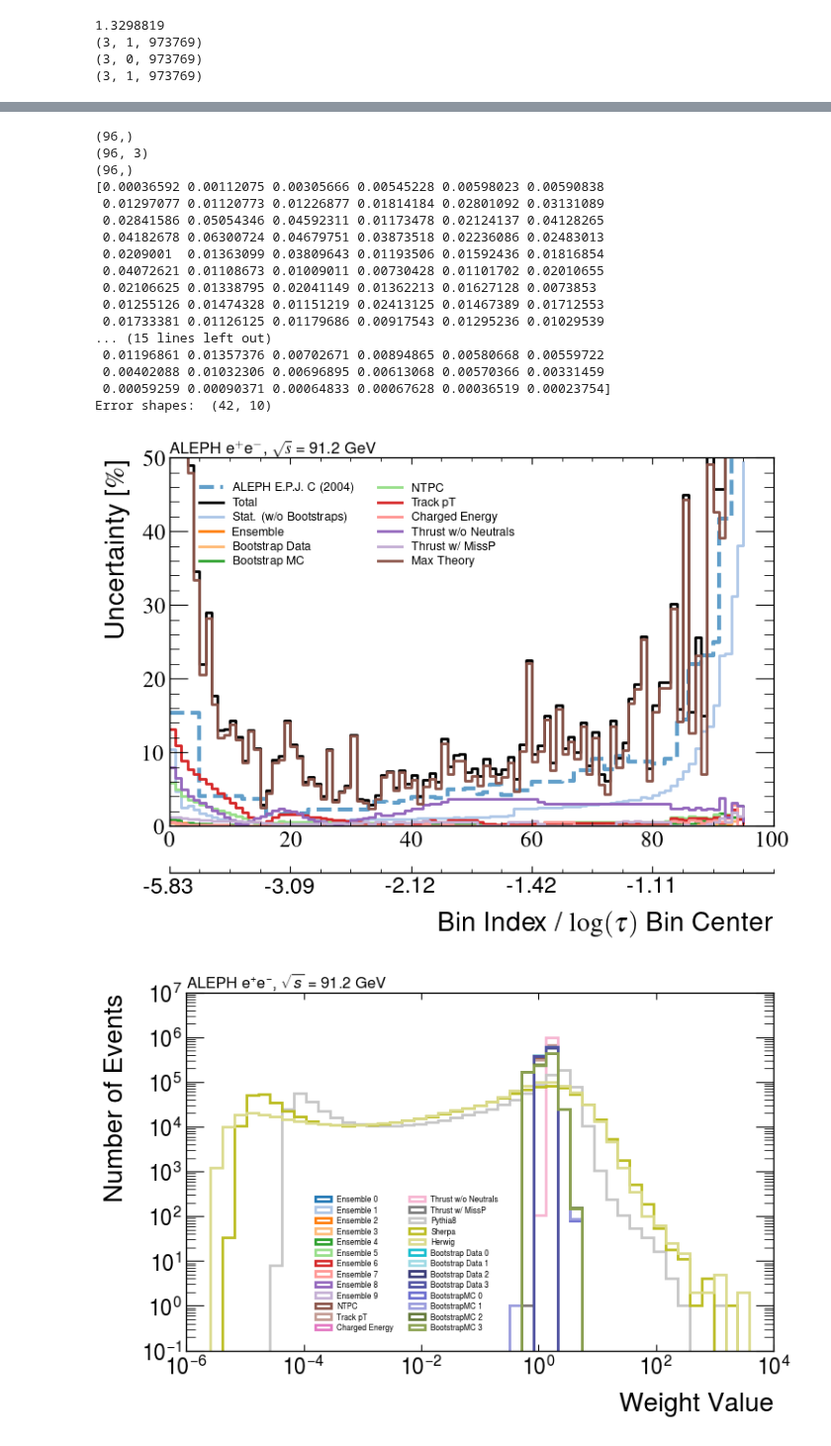
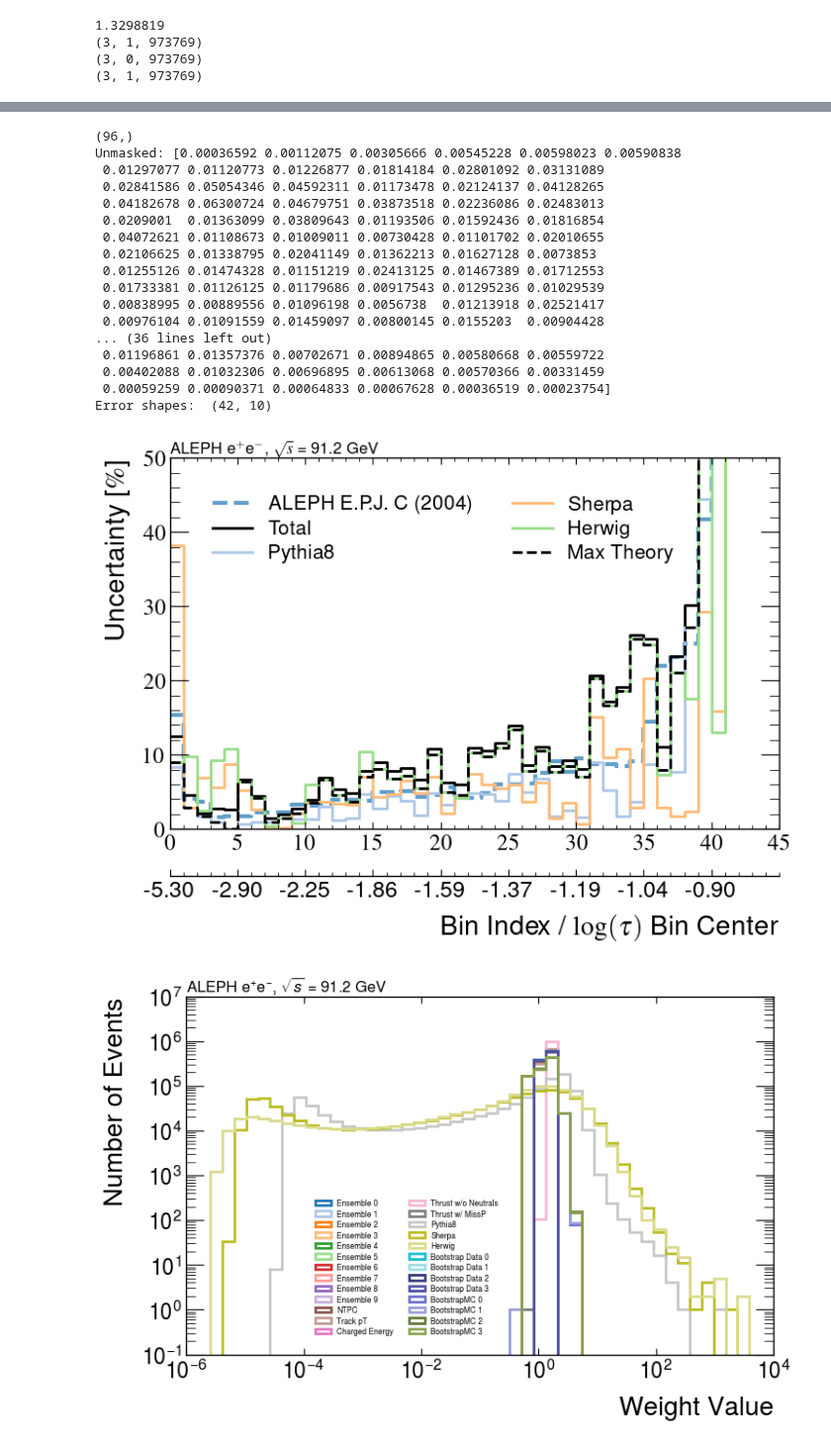
Before and after one commit to badeaa3/unfold-ee-logtau, a Jupyter notebook: Plotting/VisualizeResult.ipynb, the cells around one changed output, grey strips where cells are left out. Shown at 99% size. Cells and saved outputs as stored; diff of their text form; code cells hidden in the pictures.

```diff
--- a/Plotting/VisualizeResult.ipynb
+++ b/Plotting/VisualizeResult.ipynb
@@ -130,7 +130,8 @@ Sherpa (5000000,)
 Herwig (4999984,)
 Sherpa (5000000,)
 # %%
-# N = 100
+N = 100
+# N = 10
 
 if isinstance(pathConf["unfold_weights"], str):
     filePath = os.path.join(pathConf["unfold_weights"], "*/*/conf.json")
@@ -156,7 +157,7 @@ w = ut.loadWeightPaths(fileList)
 # perform ensembling
 for key, val in w.items():
     for k, v in val.items():
-        w[key][k] = ensembleWeights(loadWeights(v), N= 100) # if "Ensembling" in key else 100) # if key in ["Ensembling", "BootstrapData"] else 100)
+        w[key][k] = ensembleWeights(loadWeights(v), N=N) # if "Ensembling" in key else 100) # if key in ["Ensembling", "BootstrapData"] else 100)
         # w[key][k] = ensemblePredsThenGetWeight(loadWeights(v), N= 10)
         print(key, k, len(v), w[key][k].shape)
 
@@ -377,6 +429,7 @@ for key, val in conf.items():
         # define lists for systematic errors and theory errors
         systematic_err = []
         theory_err = []
+        theory_mask = []
         for systType, iWRange in systList:
             for iW in range(iWRange):
                 inPlots[f"unifold_{binType}_{systType}{iW}"] = {
@@ -392,18 +445,39 @@ for key, val in conf.items():
                     systematic_err.append(nominal[0] - plots[key][f"unifold_{binType}_{systType}{iW}"][0])
                 if systType == "theory":
                     theory_err.append(nominal[0] - plots[key][f"unifold_{binType}_{systType}{iW}"][0])
+                    theory_mask.append(mc_bin_quality(
+                        data_counts = nominal[0], # nominal result counts
+                        data_err = nominal[1], # nominal result stat errors
+                        mc_counts = plots[key][f"unifold_{binType}_{systType}{iW}"][0], # theory variation counts
+                        mc_err = plots[key][f"unifold_{binType}_{systType}{iW}"][1], # theory variation stat error
+                        rel_mc_unc_max = 20,
+                        pull_abs_max = 4,
+                    ))
 
         # compute totals
         total_exp_systematic_err = np.sqrt(np.sum(np.stack(systematic_err,axis=1)**2, axis=1)) # take the sum in quadrature
         print(total_exp_systematic_err.shape)
 
-        # compute total theory error. take the value with the largest absolute value, but keep its original sign
-        print(np.stack(theory_err,axis=1).shape)
-        theory_stack = np.stack(theory_err, axis=1)
-        idx = np.argmax(np.abs(theory_stack), axis=1)
-        total_theory_err = np.abs(theory_stack[np.arange(theory_stack.shape[0]), idx])
-        print(total_theory_err.shape)
-        print(total_theory_err)
+        # # compute total theory error. take the value with the largest absolute value, but keep its original sign
+        # print(np.stack(theory_err,axis=1).shape)
+        # theory_stack = np.stack(theory_err, axis=1)
+        # total_theory_err = np.max(np.abs(theory_stack), axis=1)
+        # # use this if you want to keep the original sign
+        # # idx = np.argmax(np.abs(theory_stack), axis=1)
+        # # total_theory_err = np.abs(theory_stack[np.arange(theory_stack.shape[0]), idx])
+        # # print("Check:", np.all(total_theory_err == np.max(np.abs(theory_stack), axis=1)))
+
+        theory_err = np.stack(theory_err, axis=1)
+        # total_theory_err = np.max(np.abs(theory_err), axis=1)
+        print("Unmasked:", np.max(np.abs(theory_err), axis=1))
+        theory_mask = np.stack(theory_mask, axis=1)
+        print(theory_err.shape, theory_mask.shape)
+        total_theory_err = np.nanmax(
+            np.where(theory_mask, np.abs(theory_err), np.nan),
+            axis=1
+        )
+        total_theory_err = np.nan_to_num(total_theory_err, nan=np.inf)
+        print("Masked:", total_theory_err)
 
         # get the ensemble uncertainty
         ensemble_err = []
@@ -453,7 +527,7 @@ for key, val in conf.items():
             "nominal_stat_uncertainty" : nominal[1],
             "total_exp_systematic_error" : total_exp_systematic_err,
             "total_theory_error" : total_theory_err,
-            "theory_errors" : np.stack(theory_err, axis=1),
+            "theory_errors" : theory_err,
             "total_ensemble_error" : total_ensemble_err,
             "bootstrap_data_err" : bootstrap_data_err,
             "bootstrap_mc_err" : bootstrap_mc_err,
@@ -472,9 +546,7 @@ for key, val in conf.items():
         # plt.close()
 # %% [output]
 (96,)
-(96, 3)
-(96,)
-[0.00036592 0.00112075 0.00305666 0.00545228 0.00598023 0.00590838
+Unmasked: [0.00036592 0.00112075 0.00305666 0.00545228 0.00598023 0.00590838
  0.01297077 0.01120773 0.01226877 0.01814184 0.02801092 0.03131089
  0.02841586 0.05054346 0.04592311 0.01173478 0.02124137 0.04128265
  0.04182678 0.06300724 0.04679751 0.03873518 0.02236086 0.02483013
@@ -483,7 +555,9 @@ for key, val in conf.items():
  0.02106625 0.01338795 0.02041149 0.01362213 0.01627128 0.0073853
  0.01255126 0.01474328 0.01151219 0.02413125 0.01467389 0.01712553
  0.01733381 0.01126125 0.01179686 0.00917543 0.01295236 0.01029539
-... (15 lines left out)
+ 0.00838995 0.00889556 0.01096198 0.0056738  0.01213918 0.02521417
+ 0.00976104 0.01091559 0.01459097 0.00800145 0.0155203  0.00904428
+... (36 lines left out)
  0.01196861 0.01357376 0.00702671 0.00894865 0.00580668 0.00559722
  0.00402088 0.01032306 0.00696895 0.00613068 0.00570366 0.00331459
  0.00059259 0.00090371 0.00064833 0.00067628 0.00036519 0.00023754]
@@ -510,10 +584,13 @@ def updateALEPH(A_centers, A_values, B_centers):
     B_values_from_A = A_values[indices]
     return B_values_from_A
 
-theoryOnly = False
+plotTotal = True
+theoryOnly = True
+plotALEPH = True
+
 key = "logtau"
-# pname = "unifold_aleph_ensemble0"
-pname = "unifold_nominal_ensemble0"
+pname = "unifold_aleph_ensemble0"
+# pname = "unifold_nominal_ensemble0"
 nominal = plots[key][pname]
 bins = conf[key]["aleph"]["bins"] if "aleph" in pname else conf[key]["bins"]
 bin_centers = (bins[:-1] + bins[1:]) / 2
@@ -527,7 +604,7 @@ fig, ax = plt.subplots(figsize=(8, 5))
 colors = plt.cm.tab20.colors  # 20 unique colors
 color_cycle = itertools.cycle(colors)
 
-if not theoryOnly:
+if plotALEPH:
     if "nominal" in pname:
         A_rebin = updateALEPH(conf[key]["aleph"]["x"], conf[key]["aleph"]["yerr"] / conf[key]["aleph"]["y"] * 100, bin_centers)
         # print(A_rebin.shape, A_rebin)
@@ -535,6 +612,8 @@ if not theoryOnly:
         ax.step(plotArange(bin_centers), A_rebin, where='post', label="ALEPH E.P.J. C (2004)", color=next(color_cycle), linestyle="--", lw=3, alpha=0.7)
     else:
         ax.step(plotArange(conf[key]["aleph"]["x"]), conf[key]["aleph"]["yerr"] / conf[key]["aleph"]["y"] * 100, where='post', label="ALEPH E.P.J. C (2004)", color=next(color_cycle), linestyle="--", lw=3, alpha=0.7)
+
+if plotTotal:
     ax.step(plotArange(bin_centers), errors[key][pname]["total"]/nominal[0]*100 if divide else errors[key][pname]["total"], where='post', label="Total", color="black")
 
 if theoryOnly:
@@ -563,34 +642,34 @@ main_xticks = ax.get_xticks()
 main_xticklabels = [item.get_text() for item in ax.get_xticklabels()]
 # Find the bin centers that match the main axis ticks
 sec_ticks = []
 sec_ticklabels = []
 for tick, label in zip(main_xticks, main_xticklabels):
     # Only keep ticks that are within the range of bin_centers
     if tick in plotArange(bin_centers):
         idx = int(tick)
         if 0 <= idx < len(bin_centers):
             sec_ticks.append(idx)
             sec_ticklabels.append(f"{bin_centers[idx]:.2f}")
             # print(f"Bin center for tick {tick}: {bin_centers[idx]:.2f}")
 secax.set_xticks(sec_ticks)
 secax.set_xticklabels(sec_ticklabels)
 # secax.spines['bottom'].set_position(('outward', 70))  # move secondary axis 30 points below
 secax.spines['bottom'].set_position(('outward', 35))  # move secondary axis 30 points below
 secax.set_xlabel(r"Bin Index / $\log(\tau)$ Bin Center")
 
 # ax.set_xlabel("Bin Index") # $\log(\tau)$
 ax.set_xlabel("")
 ax.set_ylabel(ylabel)
 # ax.set_yscale("log")
 # ax.set_ylim(5*10**-3, 2*10**3)
 ax.set_ylim(0, 50)
 ax.text(0, 1, r"ALEPH e$^{+}$e$^{-}$, $\sqrt{s}$ = 91.2 GeV", transform=ax.transAxes, ha='left', va='bottom', fontsize=12)
 ax.legend(ncol=2, fontsize=15 if theoryOnly else 9, bbox_to_anchor=(0.02, 0.98), loc="upper left")
 outName = "logtau_unifold_uncertainty_TheoryComparison.pdf" if theoryOnly else "logtau_unifold_uncertainty.pdf"
 plt.savefig(outName, bbox_inches='tight')
 plt.show()
 # %% [output]
-[figure, old version]
+[figure, new version]
 # %%
 # plot
 fig, ax = plt.subplots(figsize=(8, 5))
```
Also changed, not shown: parts of 1 cell of this notebook, 3 other files.
